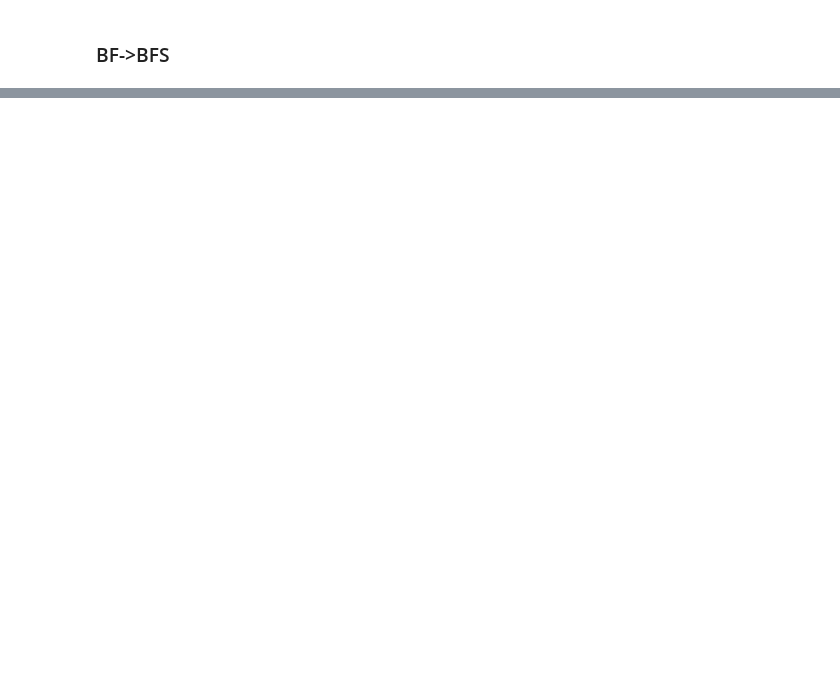
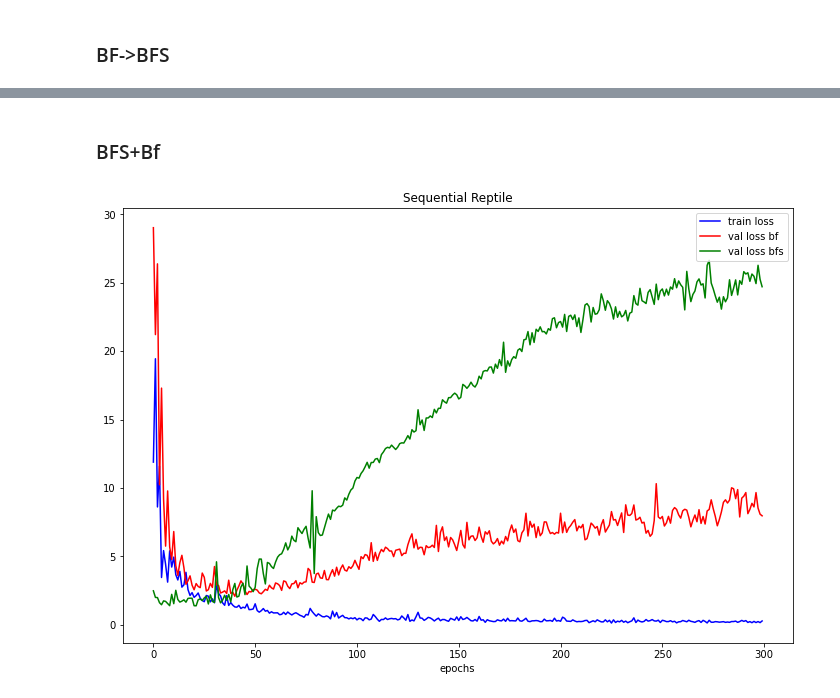
Before and after one commit to mxuan0/MultitaskGraphExecution, a Jupyter notebook: plot.ipynb, the cells around one changed output, grey strips where cells are left out. Saved outputs shown, nothing was run; the diff lists cells and outputs as text; code cells hidden in the pictures; blank space fills up the shorter version.

```diff
--- a/plot.ipynb
+++ b/plot.ipynb
@@ -53,0 +56,15 @@ plt.show()
+# %% [markdown]
+### BFS+Bf
+# %%
+train = np.load(f'Data/train_1BF+1BFS_1_0.npy', allow_pickle=True)
+val = np.load(f'Data/val_1BF+1BFS_1_0.npy', allow_pickle=True)
+plt.rcParams['figure.figsize'] = (12,8)
+plt.plot(train, '-b', label='train loss')
+plt.plot(val.item()['bf'], '-r', label='val loss bf')
+plt.plot(val.item()['bfs'], 'g', label='val loss bfs')
+plt.legend(loc='upper right')
+plt.title(f"Sequential Reptile")
+plt.xlabel("epochs")
+plt.show()
+# %% [output]
+[figure, added]
```
Also changed, not shown: parts of 6 cells of this notebook, 2 other files.
